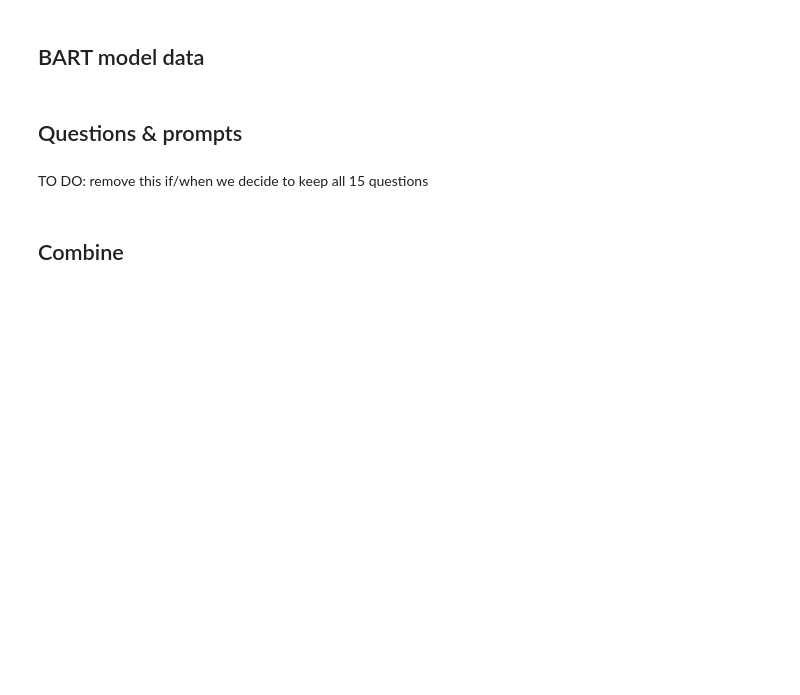
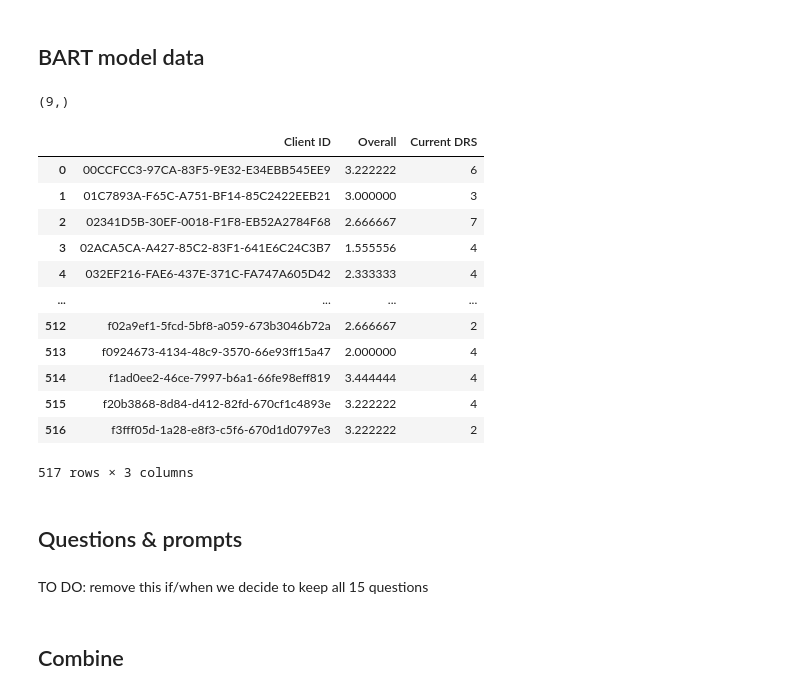
Before and after one commit to roughhawkbit/digi-inno-road-prod, a Jupyter notebook: analysis/Analyse_BART_zero_shot_results.ipynb, the cells around one changed output. Drawn from its saved outputs; the diff is of its cells as text; code cells hidden in the pictures; blank space fills up the shorter version.

```diff
--- a/analysis/Analyse_BART_zero_shot_results.ipynb
+++ b/analysis/Analyse_BART_zero_shot_results.ipynb
@@ -200,36 +221,60 @@ roadmaps_df[['Industry 4.0 Technology Adopted', 'Firm adopted I4.0 Tech?']]
 ## BART model data
 # %%
 questions_to_keep = [
+    # Willingness
+    # "Does the company have a clear strategy to utilise advanced technologies to support growth and competitiveness?",
     "Is the management team of the company open to working with academic or public organisations/networks to acquire new knowledge?",
     "Are continuous improvement methods embedded within the culture of the company's management and workforce in relation to technology and digital transformation?",
     "Is the company aware of the possibilities offered by emerging technologies and has it identified commercially-viable opportunities where they could add value to its current business?",
+    # "Is the company willing to invest time and resources to introduce new skills or knowledge into its workforce through staff training, new recruitment, or apprenticeship schemes?",
+
+    # Capability
+    # "Is the company able to offer its customers specialised products or services that differentiates it from competitors?,
     "Does the company have a range of managerial skills and experience to translate its resources and capabilities into a competitive position within the market?",
     "Does the company have efficient processes and related systems in appropriate areas (e.g. enterprise resource planning, quality-management, customer-relationship-management, etc.)?",
-    "Does the company currently utilise any advanced technological capabilities that give it an advantage over competitors?",
+    # "Does the company currently utilise any advanced technological capabilities that give it an advantage over competitors?",
     "Does the company have any highly-specialised skills and knowledge within the workforce that give it an advantage over competitors?",
-    "Does the company have long-term key customers that gives it the stability to plan for the future?",
-    "Does the management of the company (especially if it is not the same as the ownership) have sufficient decision making authority to introduce the changes needed for its growth strategy?",
+
+    # Capacity
+    # "Does the company have long-term key customers that gives it the stability to plan for the future?",
+    # "Does the management of the company (especially if it is not the same as the ownership) have sufficient decision making authority to introduce the changes needed for its growth strategy?",
     "Does the company have the flexibility in its structures and processes to introduce new products or services in a way that minimises risk and potential disruption to BAU?",
     "Does the company currently have the resources available to invest in new technologies and implement them in a cost-effective way?",
     "Does the workforce of the company have the appropriate know-how to be able to facilitate the introduction of new technology or processes?",
 ]
 all_results_df = all_results_df[all_results_df['Question'].isin(questions_to_keep)]
-# all_results_df
+all_results_df['Question'].unique().shape
+# %% [output]
+(9,)
 # %%
 client_average = all_results_df.groupby('Client ID')[['Client ID', 'Prediction', 'Confidence']].apply(
     lambda x: numpy.average(x['Prediction']) #, weights=x['Confidence'])
   )
 
 per_client_results = client_average.to_frame().reset_index()
 per_client_results.columns = ['Client ID', 'Overall']
 per_client_results = pandas.merge(
     per_client_results,
     all_results_df[['Client ID', 'Current DRS']].drop_duplicates(),
     on="Client ID",
     how="left"
   )
 
-# per_client_results
+per_client_results
+# %% [output]
+|  | Client ID | Overall | Current DRS |
+| 0 | 00CCFCC3-97CA-83F5-9E32-E34EBB545EE9 | 3.222222 | 6 |
+| 1 | 01C7893A-F65C-A751-BF14-85C2422EEB21 | 3.000000 | 3 |
+| 2 | 02341D5B-30EF-0018-F1F8-EB52A2784F68 | 2.666667 | 7 |
+| 3 | 02ACA5CA-A427-85C2-83F1-641E6C24C3B7 | 1.555556 | 4 |
+| 4 | 032EF216-FAE6-437E-371C-FA747A605D42 | 2.333333 | 4 |
+| ... | ... | ... | ... |
+| 512 | f02a9ef1-5fcd-5bf8-a059-673b3046b72a | 2.666667 | 2 |
+| 513 | f0924673-4134-48c9-3570-66e93ff15a47 | 2.000000 | 4 |
+| 514 | f1ad0ee2-46ce-7997-b6a1-66fe98eff819 | 3.444444 | 4 |
+| 515 | f20b3868-8d84-d412-82fd-670cf1c4893e | 3.222222 | 4 |
+| 516 | f3fff05d-1a28-e8f3-c5f6-670d1d0797e3 | 3.222222 | 2 |
+517 rows × 3 columns
 # %%
 client_wcc_average = all_results_df.groupby(['Client ID', 'Core'])[['Client ID', 'Core', 'Prediction', 'Confidence']].apply(
     lambda x: numpy.average(x['Prediction']) #, weights=x['Confidence'])
```
Also changed, not shown: parts of 12 cells of this notebook.
